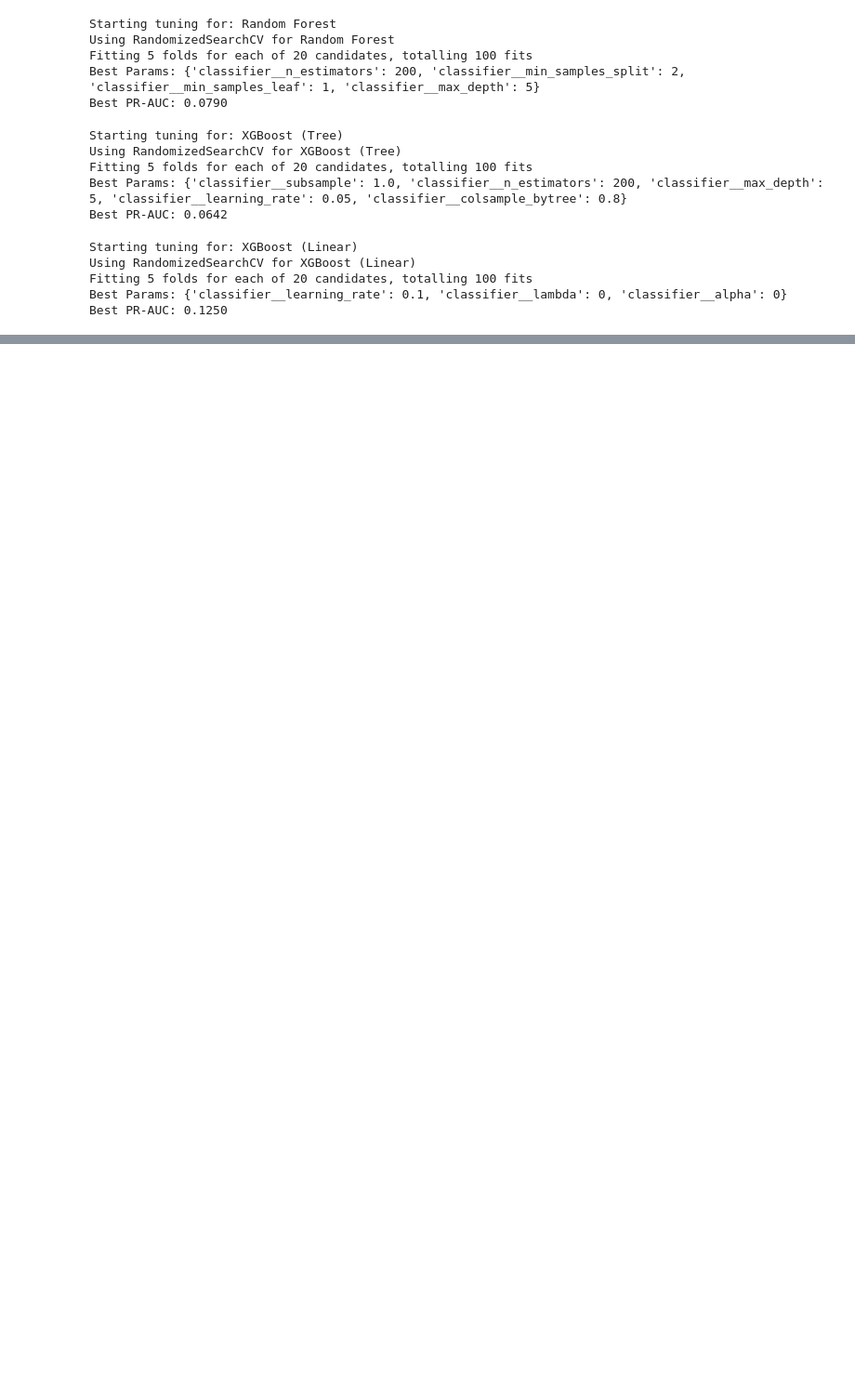
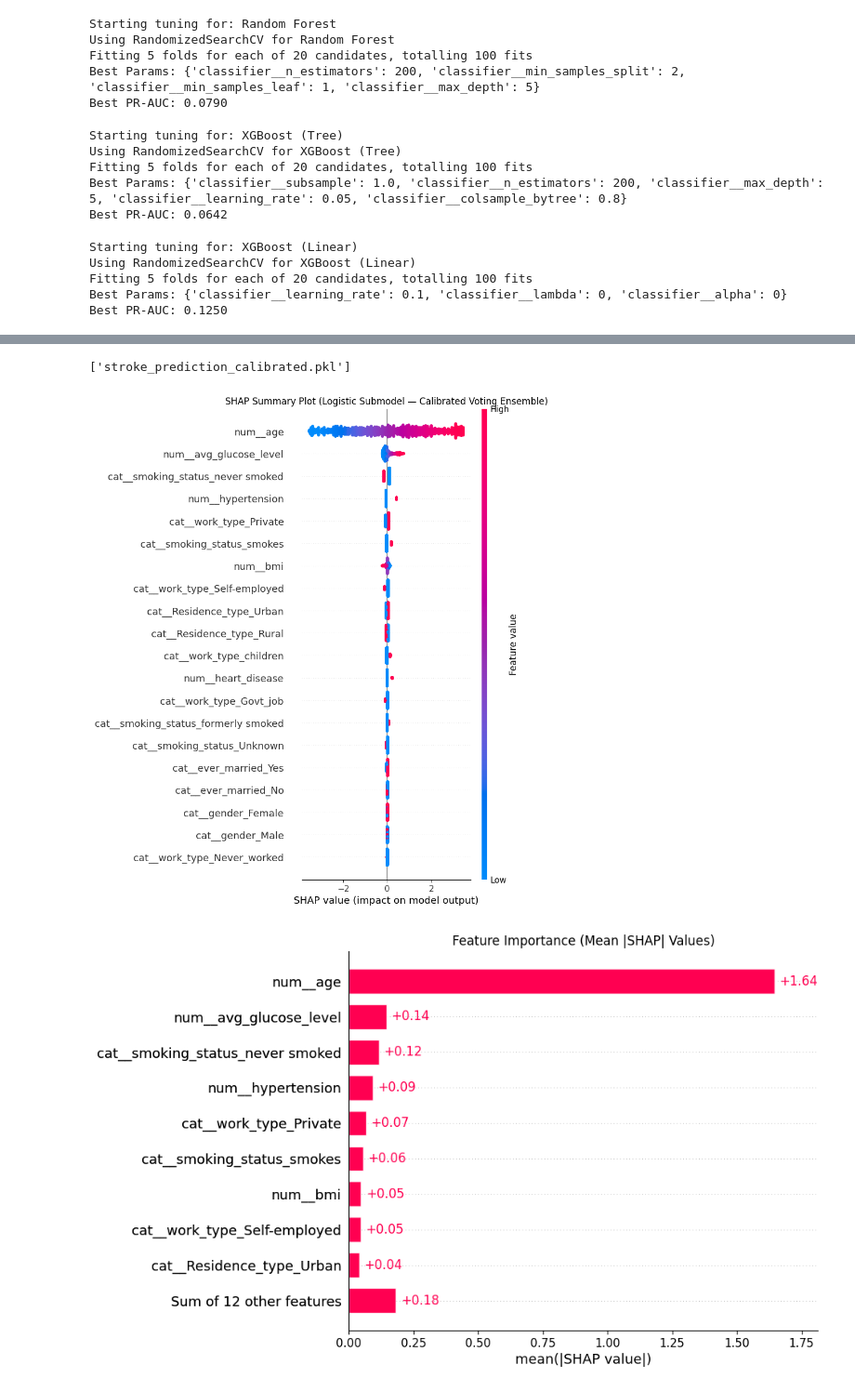
Before and after one commit to Tej1109/MLP_Pracs, a Jupyter notebook: Stroke_Prediction.ipynb, the cells around one changed output, grey strips where cells are left out. Shown at 93% size. Cells and saved outputs as stored; diff of their text form; code cells hidden in the pictures; blank space fills up the shorter version.

```diff
--- a/Stroke_Prediction.ipynb
+++ b/Stroke_Prediction.ipynb
@@ -991,0 +1359,45 @@ ENSEMBLE RESULTS
+# %%
+import joblib
+joblib.dump(calibrated_pipe, "stroke_prediction_calibrated.pkl")
+# %% [output]
+['stroke_prediction_calibrated.pkl']
+# %%
+import shap
+import pandas as pd
+import numpy as np
+import matplotlib.pyplot as plt
+
+# Step 1 — get preprocessed test data (so SHAP sees numeric features)
+X_test_proc = pd.DataFrame(
+    preprocessor.transform(X_test),
+    columns=preprocessor.get_feature_names_out()
+)
+
+# Step 2 — extract the calibrated voting model from your pipeline
+calibrated_model = calibrated_pipe.named_steps["classifier"]
+
+# for SHAP, we need to pass a concrete submodel (not CalibratedCV wrapper)
+# use the base estimator from the calibration (your voting ensemble)
+base_voting = calibrated_model.estimator
+
+# Step 3 — pick the most interpretable submodel for SHAP
+# SHAP doesn't handle ensemble-of-ensembles well,
+# so let's take the logistic regression from inside the voting ensemble.
+log_model = dict(base_voting.named_estimators_)["log"]
+
+# Step 4 — compute SHAP values on the preprocessed features
+explainer = shap.Explainer(log_model, X_test_proc)
+shap_values = explainer(X_test_proc)
+
+# Step 5 — SHAP summary plot (global importance)
+shap.summary_plot(shap_values, X_test_proc, show=False)
+plt.title("SHAP Summary Plot (Logistic Submodel — Calibrated Voting Ensemble)")
+plt.show()
+
+# Step 6 — SHAP mean absolute values (feature impact bar chart)
+shap.plots.bar(shap_values, show=False)
+plt.title("Feature Importance (Mean |SHAP| Values)")
+plt.show()
+# %% [output]
+[figure, added]
+[figure, added]
```
Also changed, not shown: parts of 14 cells of this notebook.
